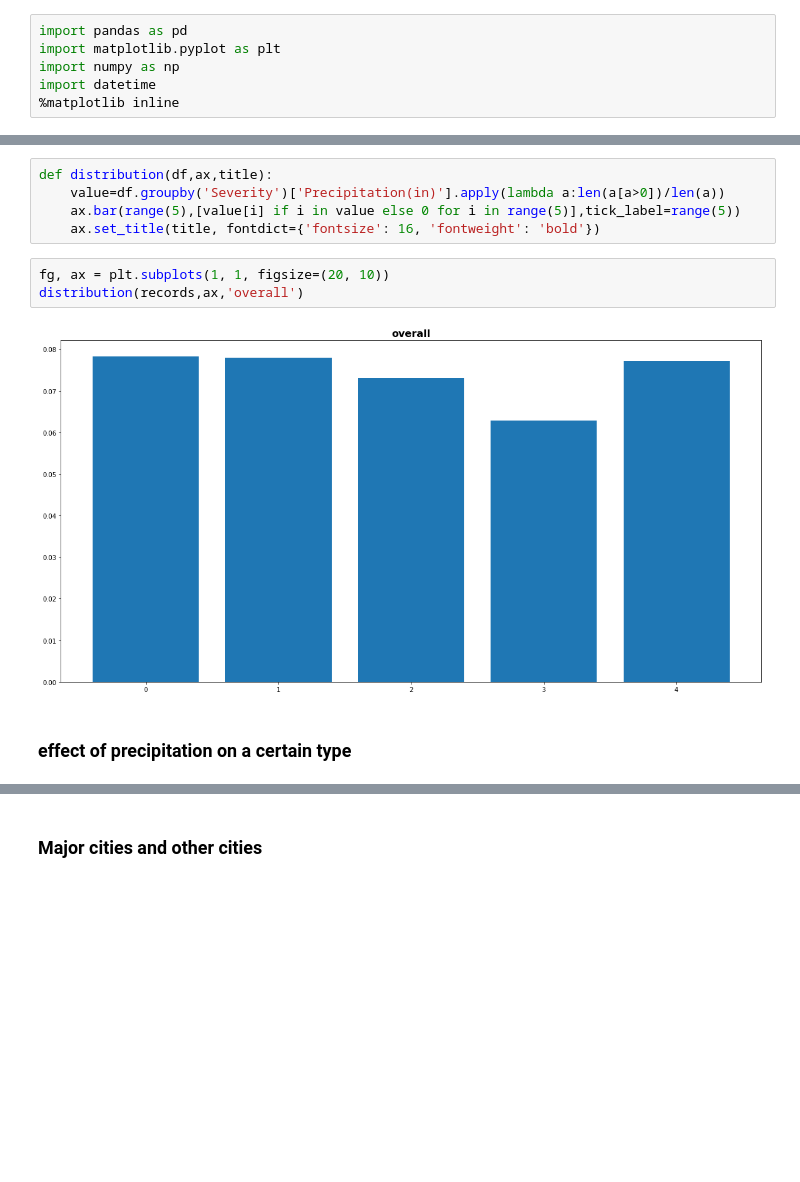
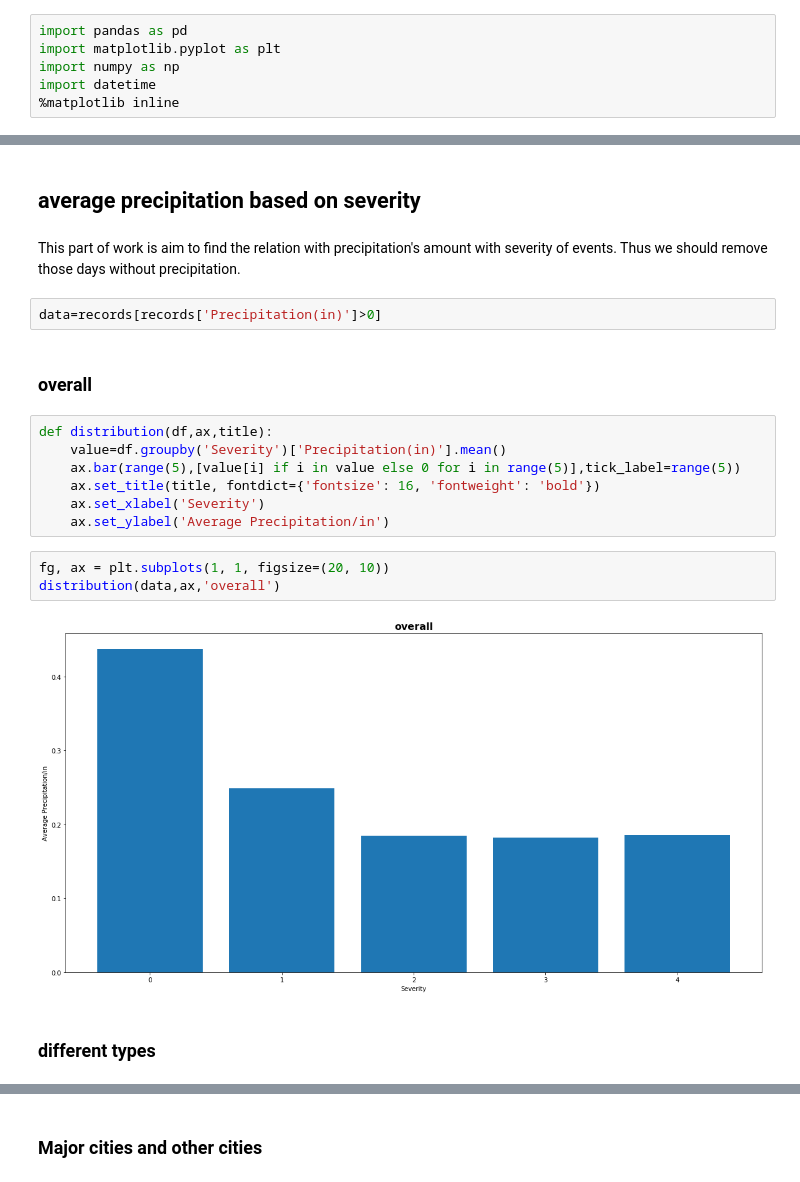
Before and after one commit to mingxinlu/Traffic-Event-Distrubution, a Jupyter notebook: Effect of percipitation on Accident.ipynb, the cells around one changed output, grey strips where cells are left out. Saved outputs shown, nothing was run; the diff lists cells and outputs as text; blank space fills up the shorter version.

```diff
--- a/Effect of percipitation on Accident.ipynb
+++ b/Effect of percipitation on Accident.ipynb
@@ -39,14 +26,24 @@ records=records[(records['StartTime(UTC)']>=start)]
+# %% [markdown]
+## average precipitation based on severity
+# %% [markdown]
+This part of work is aim to find the relation with precipitation's amount with severity of events. Thus we should remove those days without precipitation.
+# %%
+data=records[records['Precipitation(in)']>0]
+# %% [markdown]
+### overall
 # %%
 def distribution(df,ax,title):
-    value=df.groupby('Severity')['Precipitation(in)'].apply(lambda a:len(a[a>0])/len(a))
+    value=df.groupby('Severity')['Precipitation(in)'].mean()
     ax.bar(range(5),[value[i] if i in value else 0 for i in range(5)],tick_label=range(5))
     ax.set_title(title, fontdict={'fontsize': 16, 'fontweight': 'bold'})
+    ax.set_xlabel('Severity')
+    ax.set_ylabel('Average Precipitation/in')
 # %%
 fg, ax = plt.subplots(1, 1, figsize=(20, 10))
-distribution(records,ax,'overall')
+distribution(data,ax,'overall')
 # %% [output]
-[figure, old version]
+[figure, new version]
-# %% [markdown]
-### effect of precipitation on a certain type
+# %% [markdown]
+### different types
 # %%
 fg,axes=plt.subplots(2, 2, figsize=(20, 10))
```
Also changed, not shown: parts of 53 cells of this notebook.
